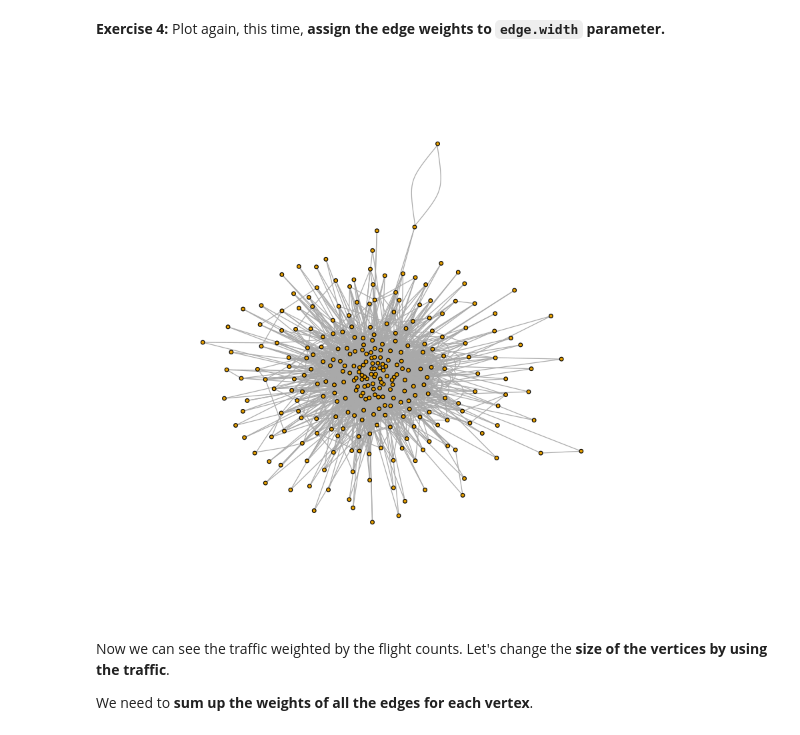
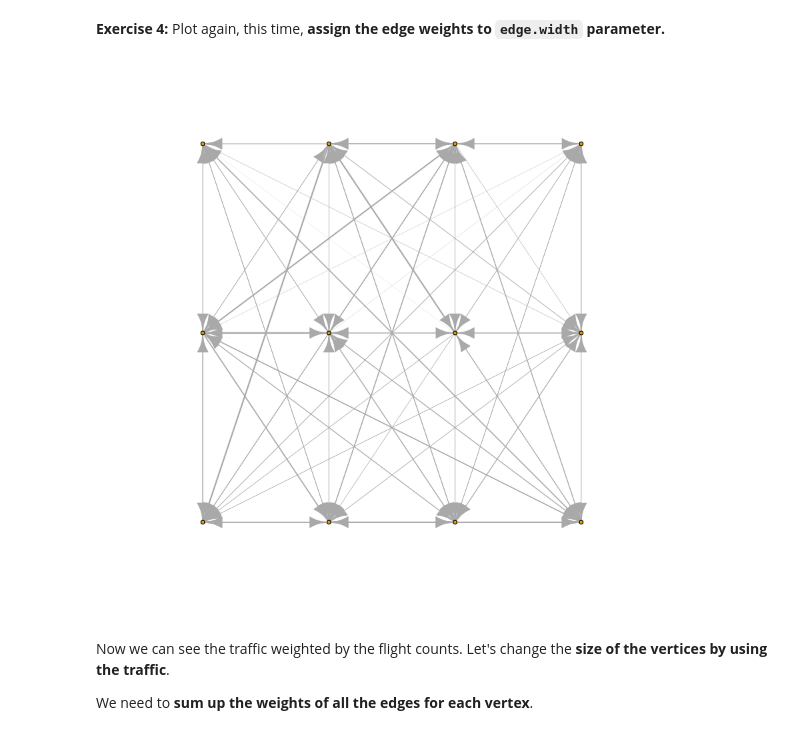
Before and after one commit to SteeltownRiot/DSA, a Jupyter notebook: DSA-7040 Big Data Visualization/Module 7 - Network Visualization/L7_Exercise.ipynb, the cells around one changed output. Saved outputs shown, nothing was run; the diff lists cells and outputs as text; code cells hidden in the pictures.

```diff
--- a/DSA-7040 Big Data Visualization/Module 7 - Network Visualization/L7_Exercise.ipynb
+++ b/DSA-7040 Big Data Visualization/Module 7 - Network Visualization/L7_Exercise.ipynb
@@ -74,6 +73,12 @@ A data.frame: 5007 × 3
 #install.packages("DiagrammeR")
 #library(DiagrammeR)
 
-edges <- c(df$airport1, df$airport2)
+# edges <- c(df$airport1, df$airport2)
 
-g <- graph(edges, n = max(edges), directed = FALSE)
+# g <- plot(df)
+
+# dfMatrix <- as.matrix(df)
+
+# g <- graph.edgelist(dfMatrix, directed = FALSE)
+
+g <- graph.data.frame(df)
@@ -108,12 +106,12 @@ Warning message in max(E(gs)$cnt):
 **Exercise 4:** Plot again, this time, **assign the edge weights to `edge.width` parameter.**
 # %%
 # do a force-directed layout
-layout1 <- layout.fruchterman.reingold(g)
+layout1 <- layout_on_grid
 
 # draw the network
-plot(g, layout = layout1, vertex.size = 2, vertex.label = NA, edge.width=E(gs)$cnt) # do not forget edge.width=E(gs)$cnt
+plot(gs, layout = layout1, vertex.size = 2, vertex.label = NA, edge.width = E(gs)$cnt*2) # do not forget edge.width=E(gs)$cnt
 # %% [output]
-[figure, old version]
+[figure, new version]
 # %% [markdown]
 Now we can see the traffic weighted by the flight counts. Let's change the **size of the vertices by using the traffic**.
 
```
Also changed, not shown: parts of 10 cells of this notebook, 1 other file.
